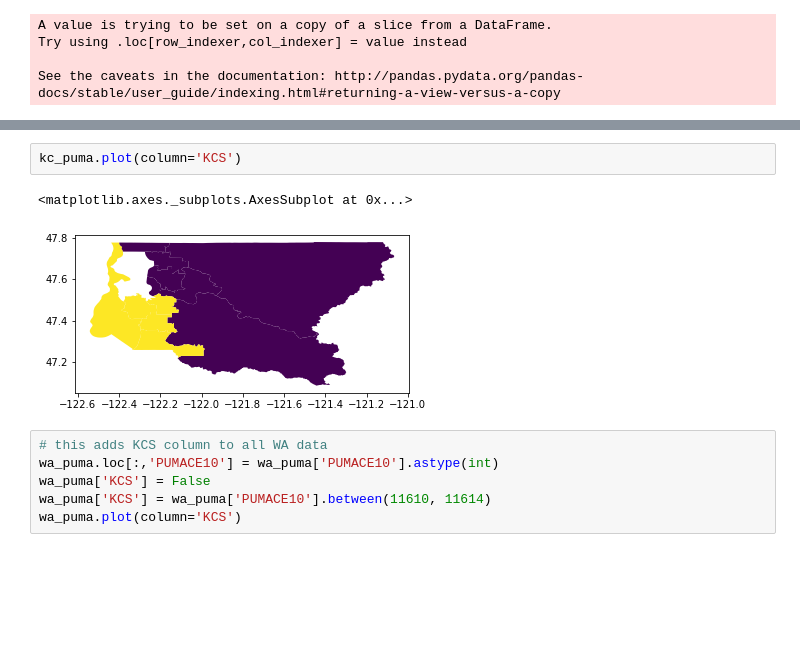
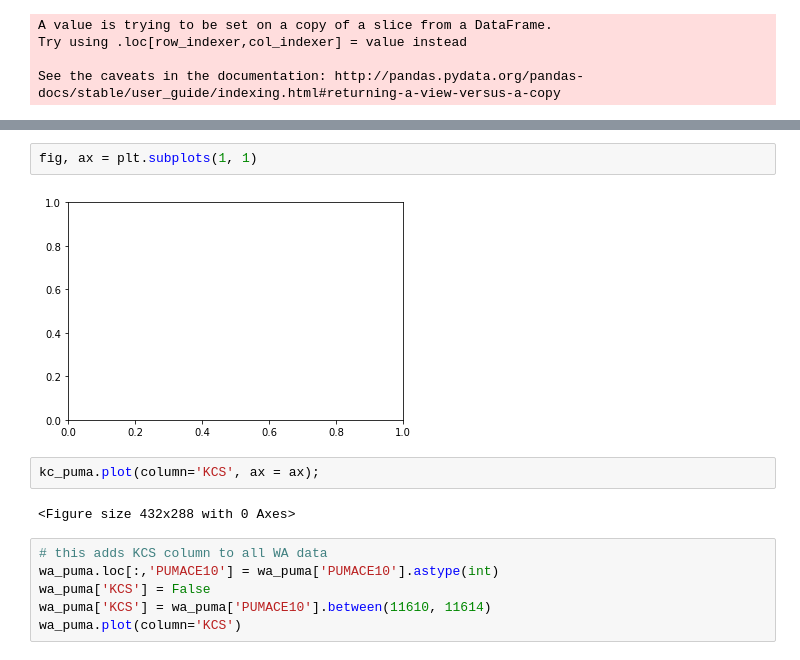
Before and after one commit to cenuno/opportunity_youth, a Jupyter notebook: 01-making_a_map_aabrahamson.ipynb, the cells around one changed output, grey strips where cells are left out. Saved outputs shown, nothing was run; the diff lists cells and outputs as text; blank space fills up the shorter version.

```diff
--- a/01-making_a_map_aabrahamson.ipynb
+++ b/01-making_a_map_aabrahamson.ipynb
@@ -89,8 +116,11 @@ See the caveats in the documentation: http://pandas.pydata.org/pandas-docs/stabl
+# %%
+fig, ax = plt.subplots(1, 1)
+# %% [output]
+[figure, added]
 # %%
-kc_puma.plot(column='KCS')
+kc_puma.plot(column='KCS', ax = ax);
 # %% [output]
-<matplotlib.axes._subplots.AxesSubplot at 0x...>
+<Figure size 432x288 with 0 Axes>
-[figure, removed]
 # %%
 # this adds KCS column to all WA data
 wa_puma.loc[:,'PUMACE10'] = wa_puma['PUMACE10'].astype(int)
```
Also changed, not shown: parts of 4 cells of this notebook, 3 other files.
